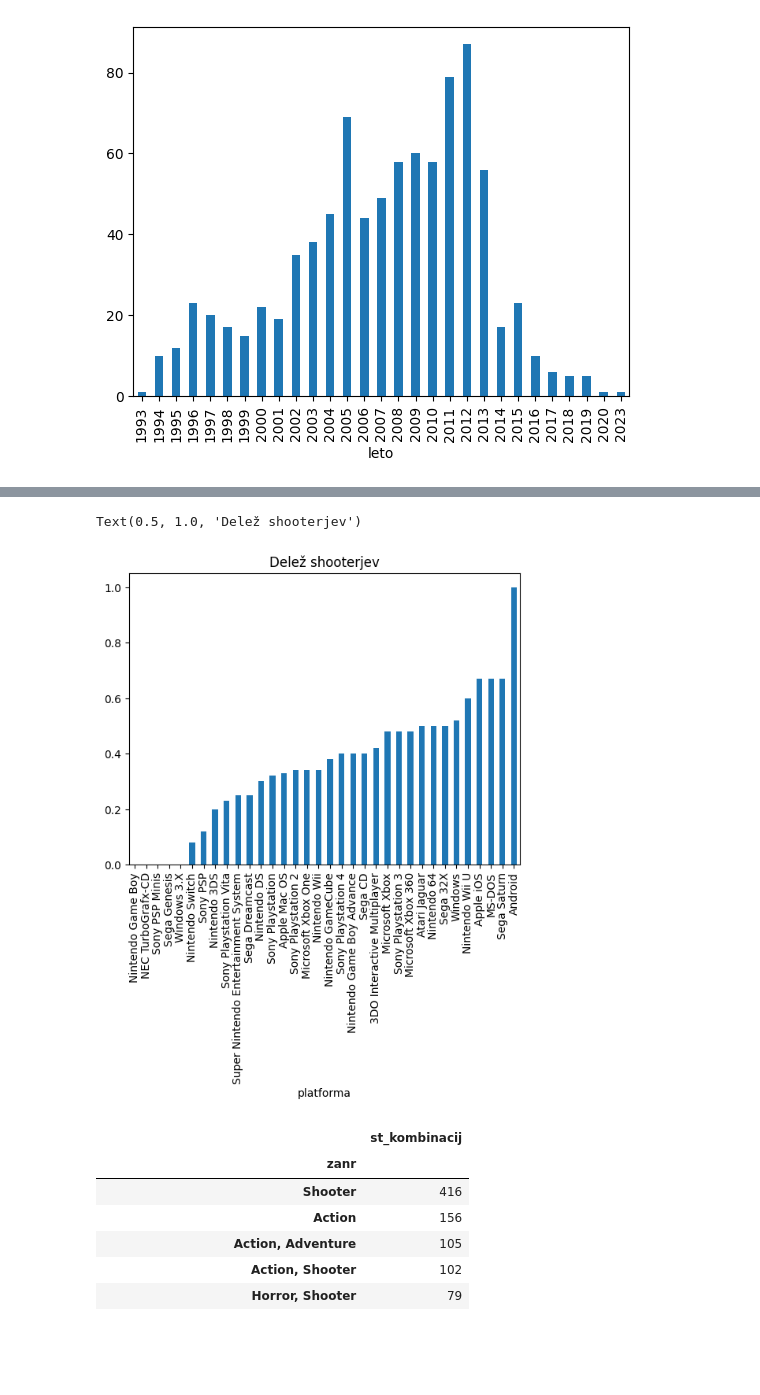
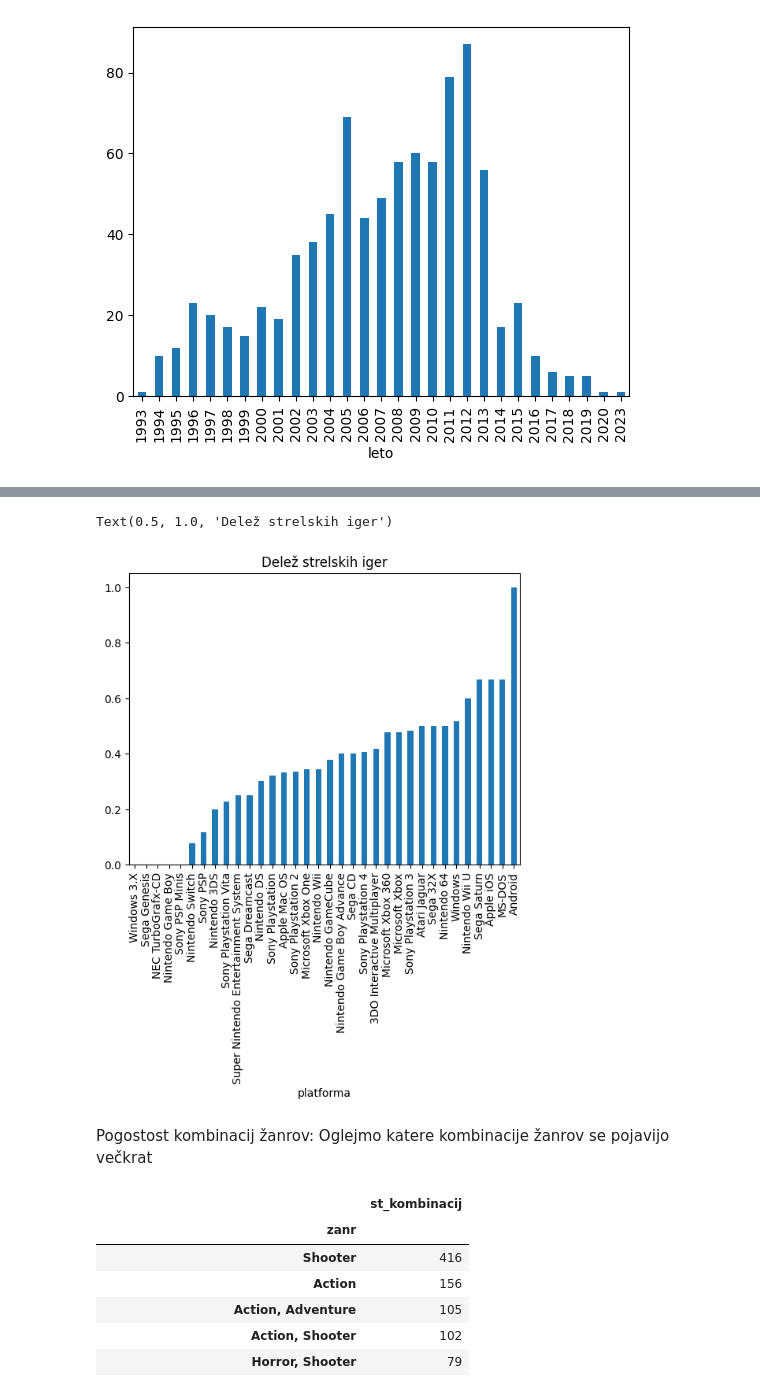
Before and after one commit to masapopovic/projektna_naloga, a Jupyter notebook: json_in_csv_datoteke/analiza.ipynb, the cells around one changed output, grey strips where cells are left out. Cells and saved outputs as stored; diff of their text form; code cells hidden in the pictures; blank space fills up the shorter version.

```diff
--- a/json_in_csv_datoteke/analiza.ipynb
+++ b/json_in_csv_datoteke/analiza.ipynb
@@ -67,7 +141,7 @@ Text(0.5, 1.0, 'Povprečna ocena po letih')
 # %%
-#število iger na posamezni platformi
 platforme = IGRE.groupby('platforma').count()
 platforme = platforme[['ime']].rename(columns={'ime': 'st_iger'})
+platforme = platforme.sort_values(by= 'st_iger', ascending=False)
 platforme
 # %% [output]
 |  | st_iger |
@@ -153,9 +222,3 @@ shooterji.groupby('leto')['ime'].count().plot.bar()
 # %% [output]
 <Axes: xlabel='leto'>
 [figure]
-# %%
-#katera platforma je izdala najvec shooterjev - oz katera je izdala najvecji delež shooterjev
-shooterji_platform = shooterji.groupby('platforma')['ime'].count()
-platforme['delez_shooterjev'] = (shooterji_platform/ platforme['st_iger']).round(2)
-platforme.sort_values(by='delez_shooterjev',ascending=False)
-platforme
@@ -176,0 +227,18 @@ platforme
+# %%
+shooterji_platform = (
+    shooterji.groupby('platforma')
+    .agg(st_strelskih_iger=('ime', 'count'))
+)
+
+strelske_igre_na_platformah = pd.merge(platforme, shooterji_platform, on='platforma', how='left')
+strelske_igre_na_platformah['st_strelskih_iger'] = (
+    strelske_igre_na_platformah['st_strelskih_iger']
+    .fillna(0)
+    .round()
+    .astype(int)
+)
+strelske_igre_na_platformah['delez_strelskih_iger'] = strelske_igre_na_platformah['st_strelskih_iger'] / strelske_igre_na_platformah['st_iger']
+
+strelske_igre_na_platformah = strelske_igre_na_platformah.sort_values(by='delez_strelskih_iger', ascending=False)
+
+strelske_igre_na_platformah
@@ -177,8 +262,9 @@ platforme
 # %%
-platforme[platforme['delez_shooterjev'].isna()] = 0
-platforme['delez_shooterjev'].sort_values().plot.bar()
-plt.title('Delež shooterjev')
+strelske_igre_na_platformah['delez_strelskih_iger'].sort_values().plot.bar()
+plt.title('Delež strelskih iger')
 # %% [output]
-Text(0.5, 1.0, 'Delež shooterjev')
+Text(0.5, 1.0, 'Delež strelskih iger')
-[figure, old version]
+[figure, new version]
+# %% [markdown]
+Pogostost kombinacij žanrov: Oglejmo katere kombinacije žanrov se pojavijo večkrat
 # %%
```
Also changed, not shown: parts of 43 cells of this notebook.
